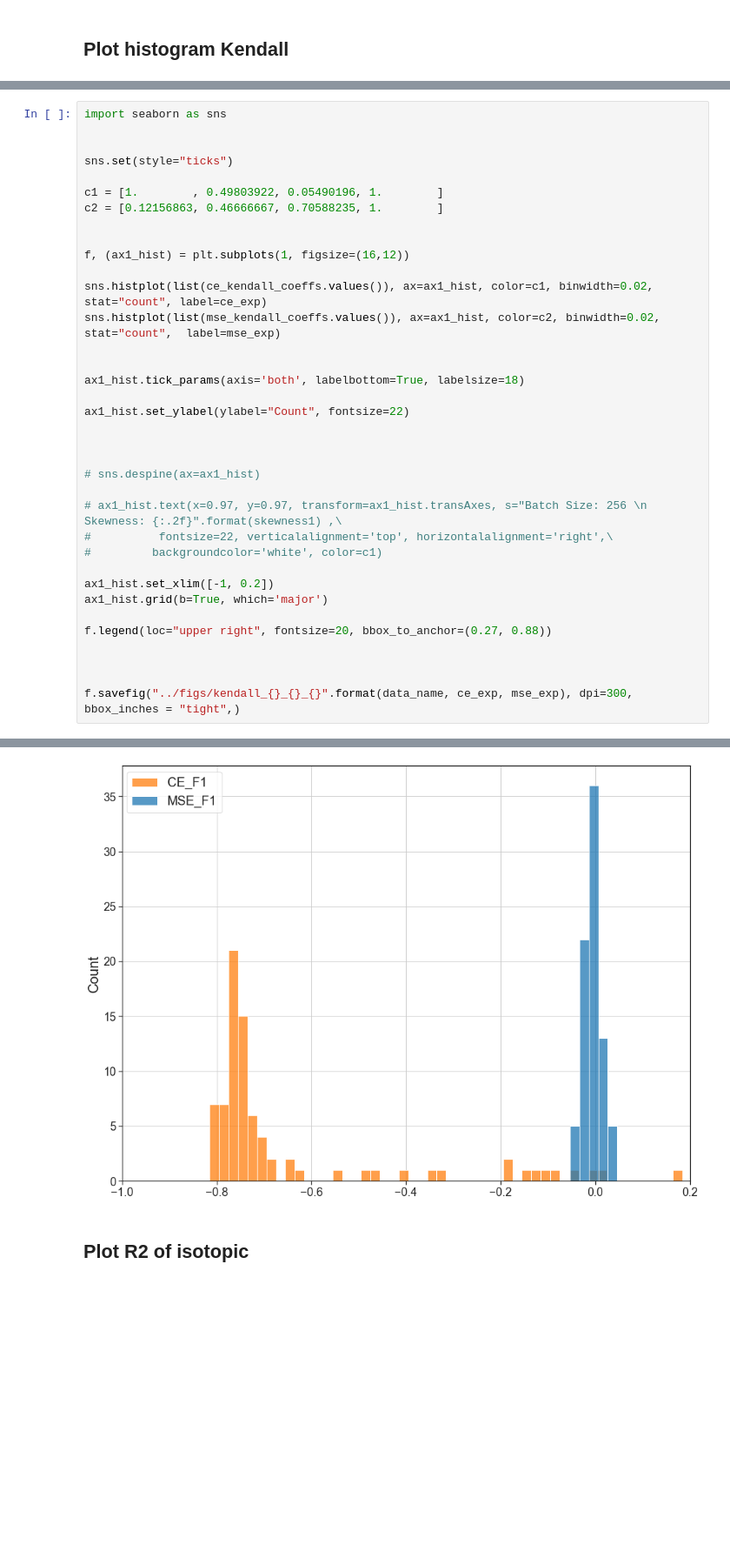
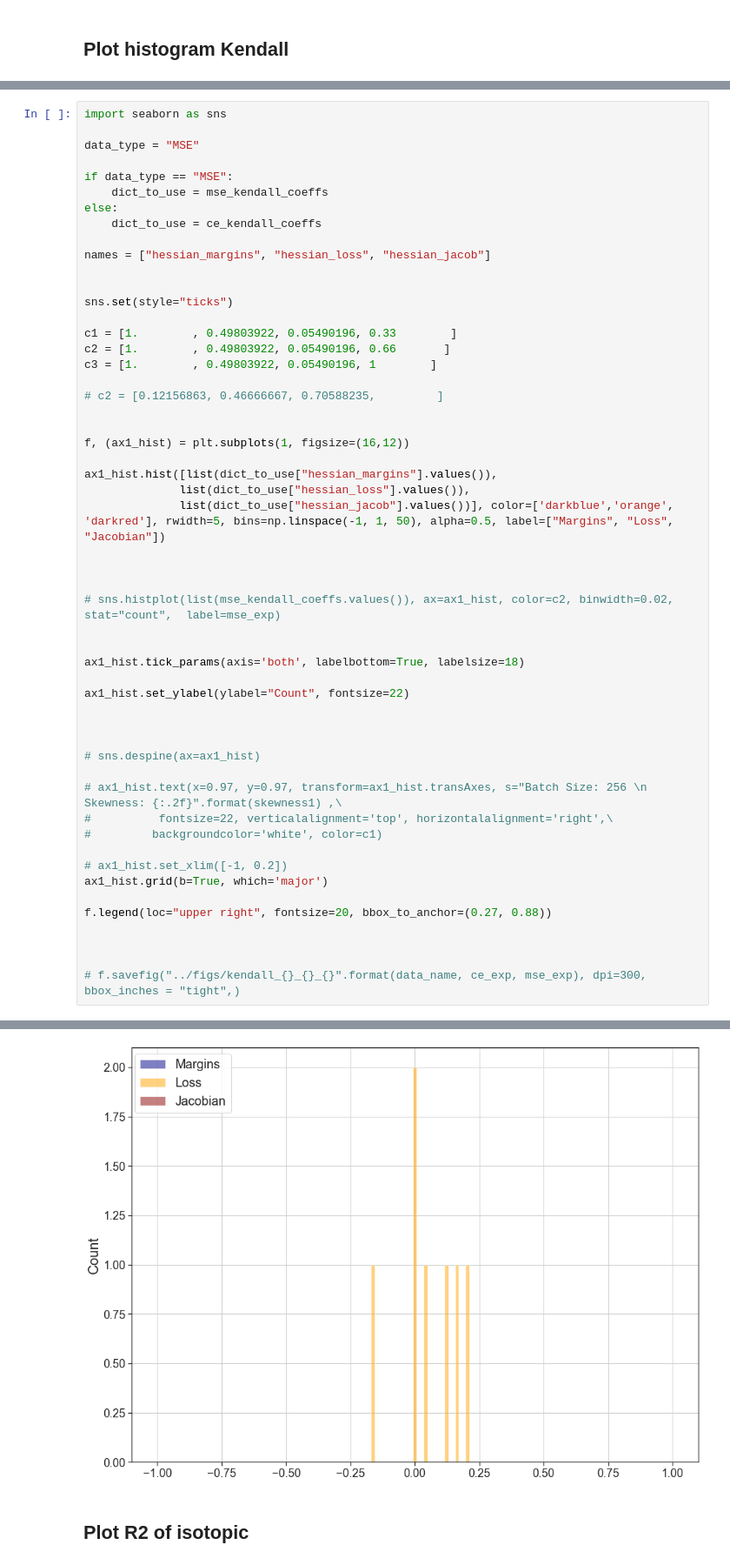
Before and after one commit to daniellengyel/deep_generalizability, a Jupyter notebook: notebooks/Complexity Measure Comparisons.ipynb, the cells around one changed output, grey strips where cells are left out. Shown at 87% size. Saved outputs shown, nothing was run; the diff lists cells and outputs as text; blank space fills up the shorter version.

```diff
--- a/notebooks/Complexity Measure Comparisons.ipynb
+++ b/notebooks/Complexity Measure Comparisons.ipynb
@@ -82,17 +162,34 @@ for exp_id in mse_stats_df.index:
 # %%
 import seaborn as sns
+
+data_type = "MSE"
+
+if data_type == "MSE":
+    dict_to_use = mse_kendall_coeffs
+else:
+    dict_to_use = ce_kendall_coeffs
+
+names = ["hessian_margins", "hessian_loss", "hessian_jacob"]
 
 
 sns.set(style="ticks")
 
-c1 = [1.        , 0.49803922, 0.05490196, 1.        ]
-c2 = [0.12156863, 0.46666667, 0.70588235, 1.        ]
+c1 = [1.        , 0.49803922, 0.05490196, 0.33        ]
+c2 = [1.        , 0.49803922, 0.05490196, 0.66       ]
+c3 = [1.        , 0.49803922, 0.05490196, 1        ]
+
+# c2 = [0.12156863, 0.46666667, 0.70588235,         ]
 
 
 f, (ax1_hist) = plt.subplots(1, figsize=(16,12))
 
-sns.histplot(list(ce_kendall_coeffs.values()), ax=ax1_hist, color=c1, binwidth=0.02, stat="count", label=ce_exp)
-sns.histplot(list(mse_kendall_coeffs.values()), ax=ax1_hist, color=c2, binwidth=0.02, stat="count",  label=mse_exp)
+ax1_hist.hist([list(dict_to_use["hessian_margins"].values()),
+              list(dict_to_use["hessian_loss"].values()),
+              list(dict_to_use["hessian_jacob"].values())], color=['darkblue','orange', 'darkred'], rwidth=5, bins=np.linspace(-1, 1, 50), alpha=0.5, label=["Margins", "Loss", "Jacobian"])
+
+
+
+# sns.histplot(list(mse_kendall_coeffs.values()), ax=ax1_hist, color=c2, binwidth=0.02, stat="count",  label=mse_exp)
 
 
 ax1_hist.tick_params(axis='both', labelbottom=True, labelsize=18)
@@ -107,12 +204,12 @@ ax1_hist.set_ylabel(ylabel="Count", fontsize=22)
 #          fontsize=22, verticalalignment='top', horizontalalignment='right',\
 #         backgroundcolor='white', color=c1)
 
-ax1_hist.set_xlim([-1, 0.2])
+# ax1_hist.set_xlim([-1, 0.2])
 ax1_hist.grid(b=True, which='major')
 
 f.legend(loc="upper right", fontsize=20, bbox_to_anchor=(0.27, 0.88))
 
 
 
-f.savefig("../figs/kendall_{}_{}_{}".format(data_name, ce_exp, mse_exp), dpi=300, bbox_inches = "tight",)
+# f.savefig("../figs/kendall_{}_{}_{}".format(data_name, ce_exp, mse_exp), dpi=300, bbox_inches = "tight",)
 # %% [output]
@@ -119,4 +217,4 @@ f.savefig("../figs/kendall_{}_{}_{}".format(data_name, ce_exp, mse_exp), dpi=300
-[figure, old version]
+[figure, new version]
 # %% [markdown]
 ## Plot R2 of isotopic
 # %%
```
Also changed, not shown: parts of 53 cells of this notebook, 12 other files.
